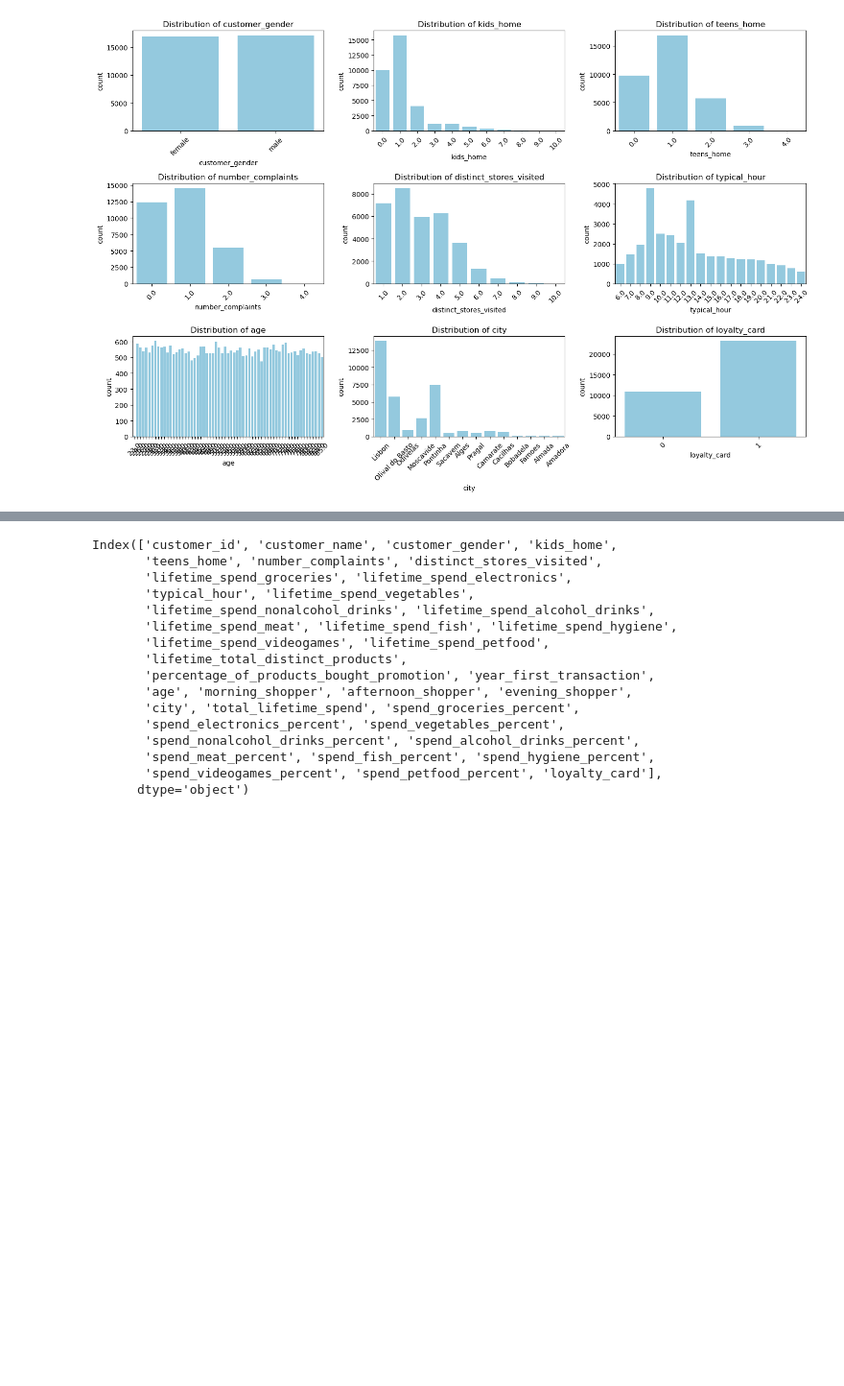
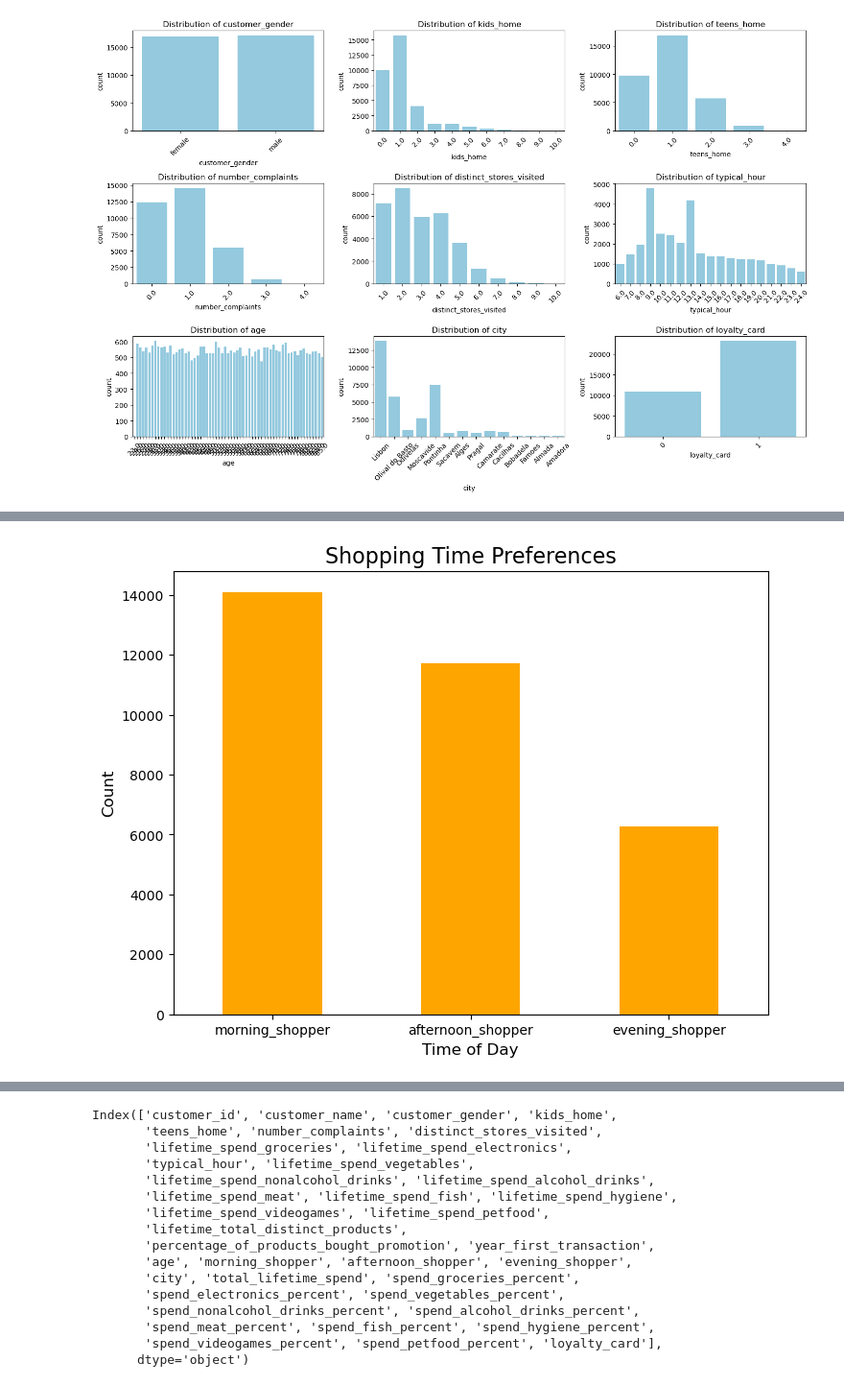
Before and after one commit to Yan-Sidoryk/Unsupervised-Customer-Segmentation, a Jupyter notebook: visualization.ipynb, the cells around one changed output, grey strips where cells are left out. Shown at 96% size. Cells and saved outputs as stored; diff of their text form; code cells hidden in the pictures; blank space fills up the shorter version.

```diff
--- a/visualization.ipynb
+++ b/visualization.ipynb
@@ -233,0 +274,13 @@ plt.show()
+# %%
+time_columns = ['morning_shopper', 'afternoon_shopper', 'evening_shopper']
+time_preferences = info_df[time_columns].sum()
+
+plt.figure(figsize=(8, 6))
+time_preferences.plot(kind='bar', color='orange')
+plt.title('Shopping Time Preferences', fontsize=16)
+plt.xlabel('Time of Day', fontsize=12)
+plt.ylabel('Count', fontsize=12)
+plt.xticks(rotation=0)
+plt.show()
+# %% [output]
+[figure, added]
```
Also changed, not shown: parts of 7 cells of this notebook.
